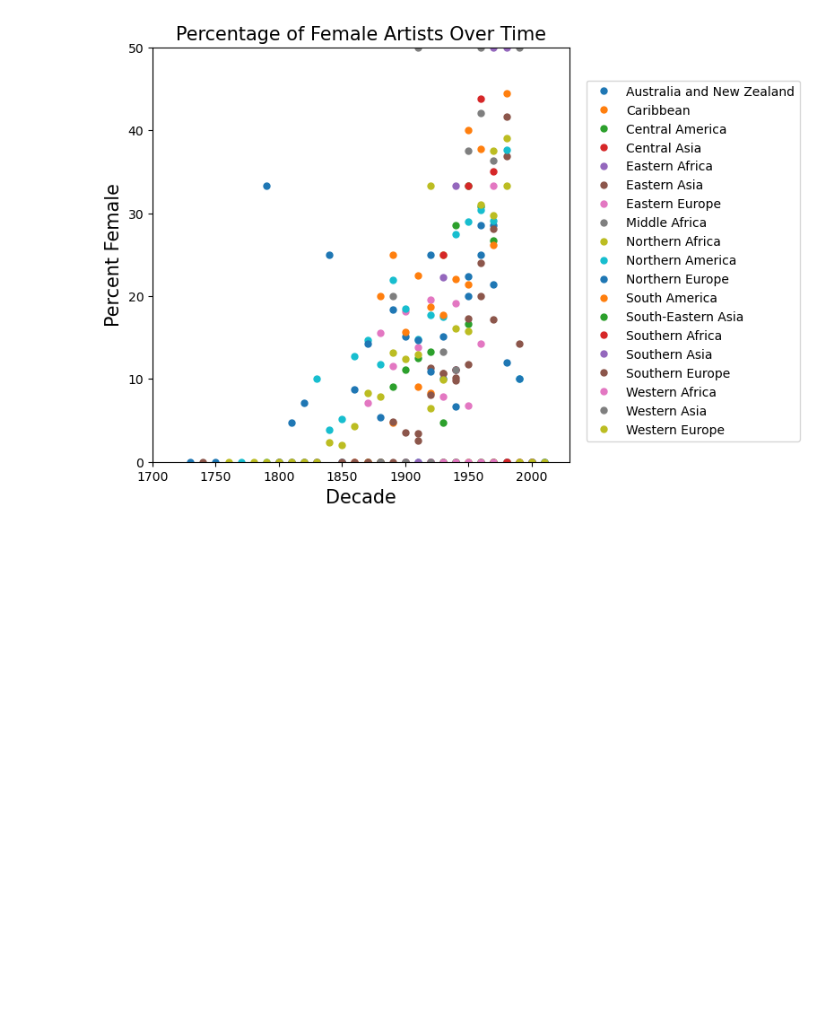
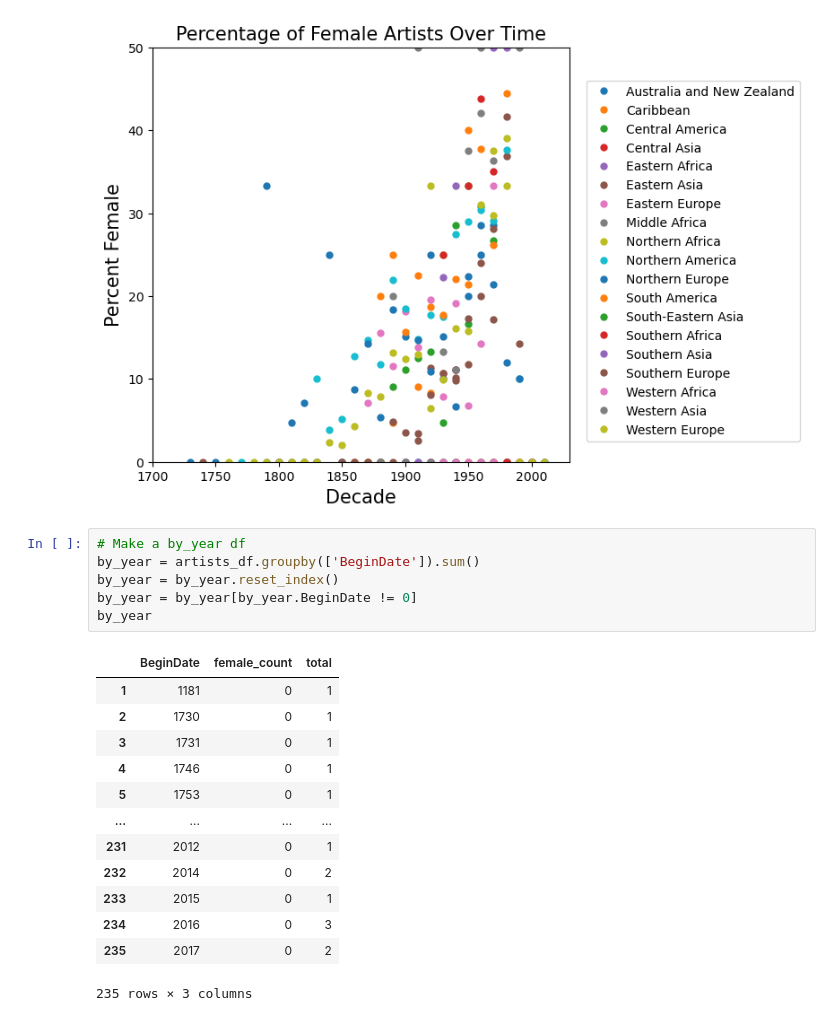
Before and after one commit to Isabelle-Raad/Final_Project_1, a Jupyter notebook: Percent_female.ipynb, the cells around one changed output. Drawn from its saved outputs; the diff is of its cells as text; blank space fills up the shorter version.

```diff
--- a/Percent_female.ipynb
+++ b/Percent_female.ipynb
@@ -211,3 +211,23 @@ plt.savefig("images/percent_female_by_region.png")
 plt.show()
 # %% [output]
 [figure]
+# %%
+# Make a by_year df
+by_year = artists_df.groupby(['BeginDate']).sum()
+by_year = by_year.reset_index()
+by_year = by_year[by_year.BeginDate != 0]
+by_year
+# %% [output]
+|  | BeginDate | female_count | total |
+| 1 | 1181 | 0 | 1 |
+| 2 | 1730 | 0 | 1 |
+| 3 | 1731 | 0 | 1 |
+| 4 | 1746 | 0 | 1 |
+| 5 | 1753 | 0 | 1 |
+| ... | ... | ... | ... |
+| 231 | 2012 | 0 | 1 |
+| 232 | 2014 | 0 | 2 |
+| 233 | 2015 | 0 | 1 |
+| 234 | 2016 | 0 | 3 |
+| 235 | 2017 | 0 | 2 |
+235 rows × 3 columns
```
Also changed, not shown: parts of 3 cells of this notebook, 4 other files.
